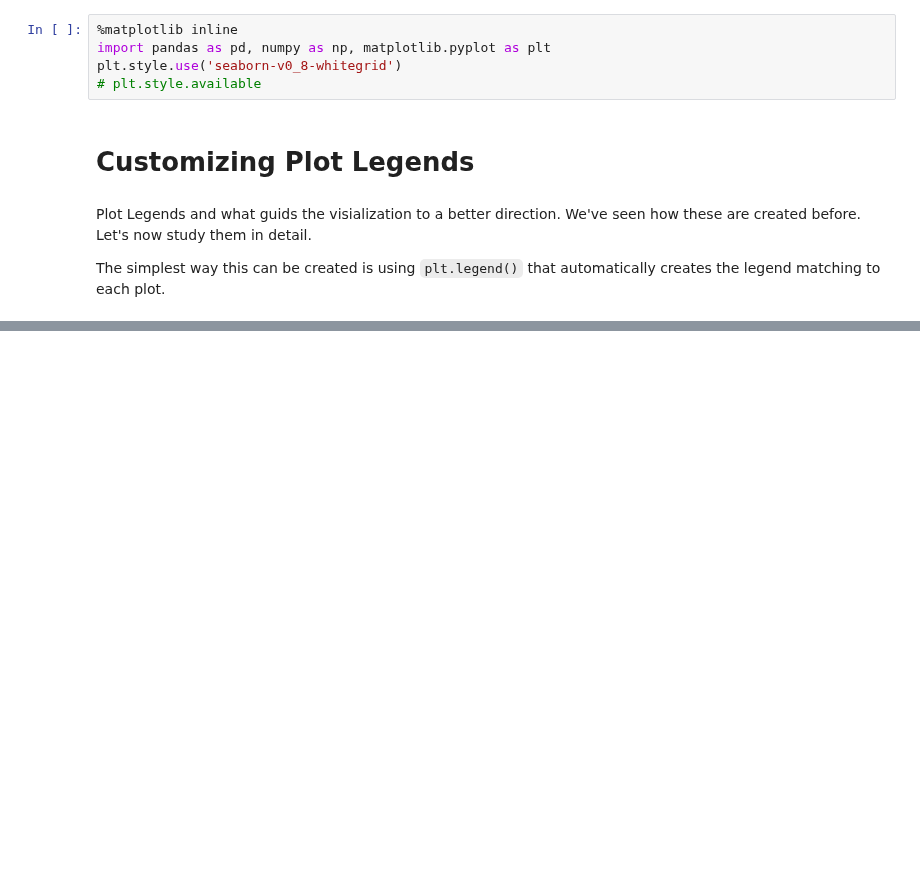
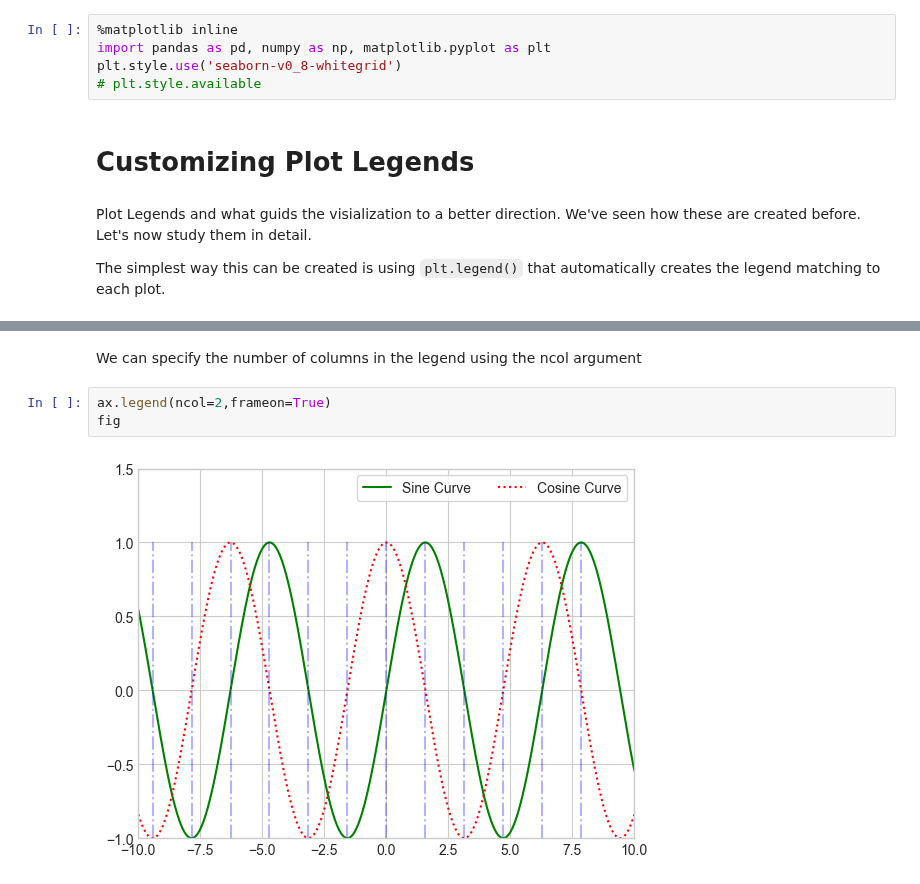
Before and after one commit to denis-james/Self-Learning, a Jupyter notebook: Matplotlib/6. Plot Legend Customization.ipynb, the cells around one changed output, grey strips where cells are left out. Saved outputs shown, nothing was run; the diff lists cells and outputs as text; blank space fills up the shorter version.

```diff
--- a/Matplotlib/6. Plot Legend Customization.ipynb
+++ b/Matplotlib/6. Plot Legend Customization.ipynb
@@ -42,0 +34,7 @@ np.zeros(100)+5,np.linspace(0,10,1000)
+# %% [markdown]
+We can specify the number of columns in the legend using the ncol argument
+# %%
+ax.legend(ncol=2,frameon=True)
+fig
+# %% [output]
+[figure, added]
```
Also changed, not shown: parts of 6 cells of this notebook.
